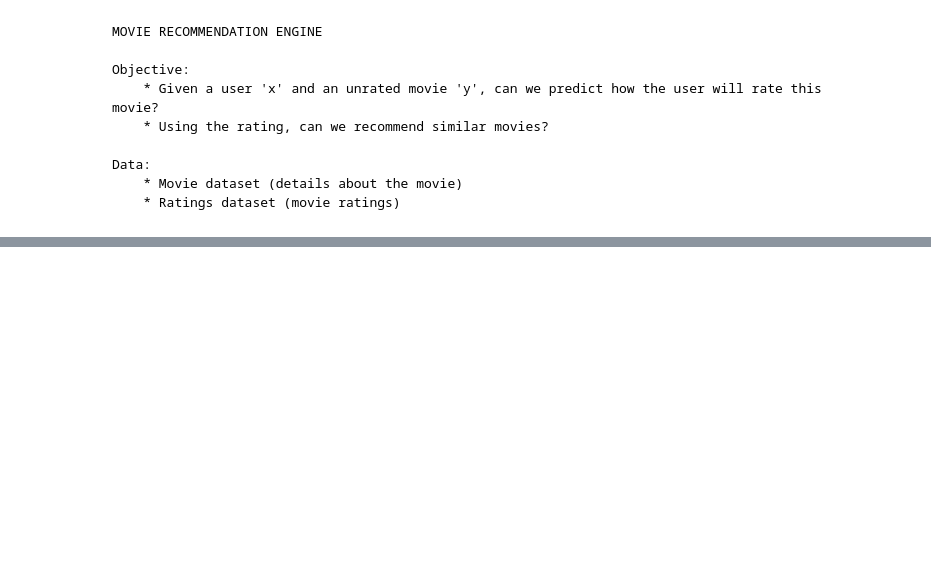
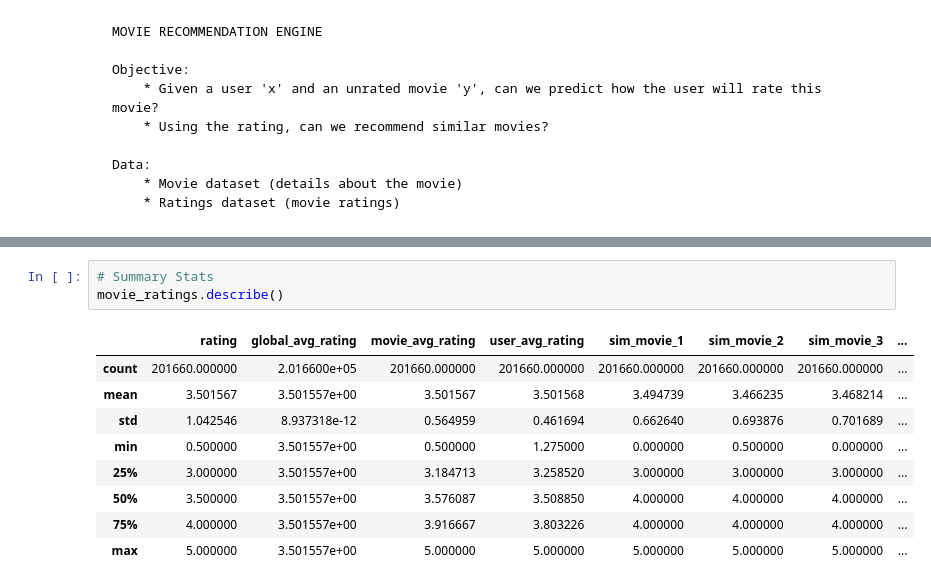
Before and after one commit to Masupa/Recommendation-Engine, a Jupyter notebook: movie-recommendation-engine-model.ipynb, the cells around one changed output, grey strips where cells are left out. Drawn from its saved outputs; the diff is of its cells as text; blank space fills up the shorter version.

```diff
--- a/movie-recommendation-engine-model.ipynb
+++ b/movie-recommendation-engine-model.ipynb
@@ -155,0 +53,13 @@ Actual value = 4.50
+# %%
+# Summary Stats
+movie_ratings.describe()
+# %% [output]
+|  | rating | global_avg_rating | movie_avg_rating | user_avg_rating | sim_movie_1 | sim_movie_2 | sim_movie_3 | ... |
+| count | 201660.000000 | 2.016600e+05 | 201660.000000 | 201660.000000 | 201660.000000 | 201660.000000 | 201660.000000 | ... |
+| mean | 3.501567 | 3.501557e+00 | 3.501567 | 3.501568 | 3.494739 | 3.466235 | 3.468214 | ... |
+| std | 1.042546 | 8.937318e-12 | 0.564959 | 0.461694 | 0.662640 | 0.693876 | 0.701689 | ... |
+| min | 0.500000 | 3.501557e+00 | 0.500000 | 1.275000 | 0.000000 | 0.500000 | 0.000000 | ... |
+| 25% | 3.000000 | 3.501557e+00 | 3.184713 | 3.258520 | 3.000000 | 3.000000 | 3.000000 | ... |
+| 50% | 3.500000 | 3.501557e+00 | 3.576087 | 3.508850 | 4.000000 | 4.000000 | 4.000000 | ... |
+| 75% | 4.000000 | 3.501557e+00 | 3.916667 | 3.803226 | 4.000000 | 4.000000 | 4.000000 | ... |
+| max | 5.000000 | 3.501557e+00 | 5.000000 | 5.000000 | 5.000000 | 5.000000 | 5.000000 | ... |
```
Also changed, not shown: parts of 39 cells of this notebook.
